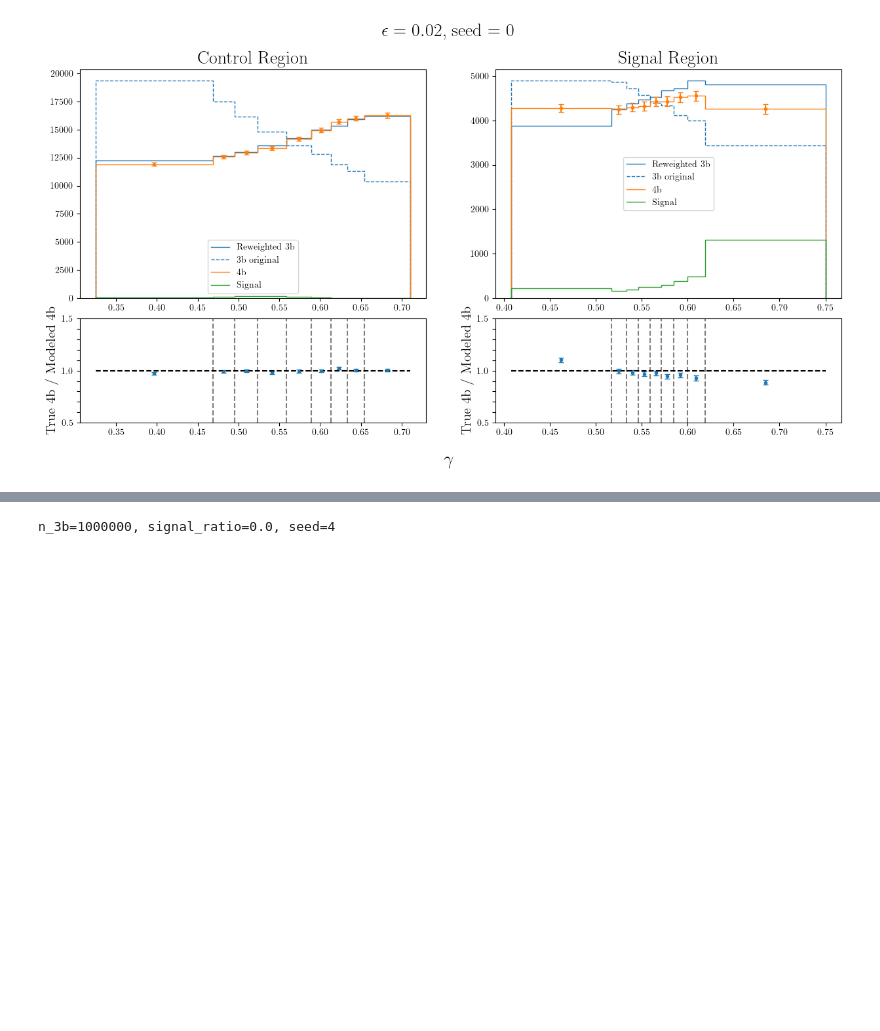
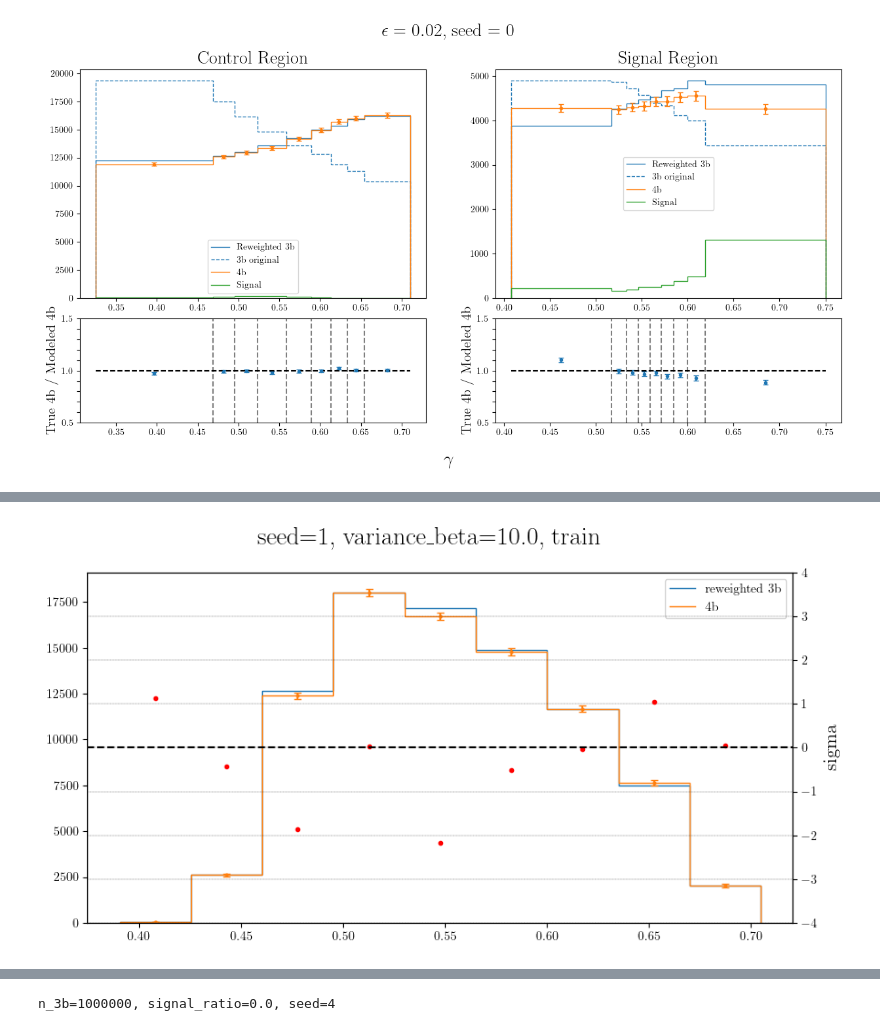
Before and after one commit to soheunyi/SRFinder, a Jupyter notebook: soheun/notebooks/CR_fvt_debugging.ipynb, the cells around one changed output, grey strips where cells are left out. Cells and saved outputs as stored; diff of their text form; code cells hidden in the pictures; blank space fills up the shorter version.

```diff
--- a/soheun/notebooks/CR_fvt_debugging.ipynb
+++ b/soheun/notebooks/CR_fvt_debugging.ipynb
@@ -789,0 +724,79 @@ Deleting existing tmp checkpoint: data/tmp/checkpoints/beta=0.1_best.ckpt
+# %%
+import time
+
+n_3b = 100_0000
+device = torch.device("cuda")
+experiment_name = "counting_test_v2"
+signal_filename = "HH4b_picoAOD.h5"
+ratio_4b = 0.5
+cal_bins = 10
+seeds = [1]
+
+hparam_filter = {
+    "experiment_name": lambda x: x in [experiment_name],
+    "n_3b": n_3b,
+    "seed": lambda x: x in seeds,
+    "signal_ratio": 0.0
+}
+hashes = TSTInfo.find(hparam_filter, sort_by=["seed", "signal_ratio"])
+
+for tstinfo_hash in hashes:
+    tstinfo = TSTInfo.load(tstinfo_hash)
+    seed = tstinfo.hparams["seed"]
+    print(f"n_3b={tstinfo.hparams['n_3b']}, signal_ratio={tstinfo.hparams['signal_ratio']}, seed={tstinfo.hparams['seed']}")
+    CR_fvt_tinfo_hash = tstinfo.CR_fvt_tinfo_hash
+    CR_fvt_tinfo = TrainingInfoV2.load(CR_fvt_tinfo_hash)
+
+    train_scdinfo, val_scdinfo = CR_fvt_tinfo.fetch_train_val_scdinfo()
+    events_train = events_from_scdinfo(train_scdinfo, features, signal_filename)
+    events_val = events_from_scdinfo(val_scdinfo, features, signal_filename)
+    events_tst = events_from_scdinfo(tstinfo.scdinfo_tst, features, signal_filename)
+
+    # batch_size = CR_fvt_tinfo.hparams["batch_size"] # double the batch size to fit the kernel matrix
+    batch_size = 2 ** 9
+    SR_stat = tstinfo.SR_stats
+    SR_cut = tstinfo.SR_cut
+    CR_cut = tstinfo.CR_cut
+    in_CR = (SR_stat >= CR_cut) & (SR_stat < SR_cut)
+    events_tst_CR = events_tst[in_CR]
+
+    events_train.fit_batch_size(batch_size)
+    events_val.fit_batch_size(batch_size)
+
+    events_train.shuffle(seed=seed)
+    events_val.shuffle(seed=seed)
+    events_tst_CR.shuffle(seed=seed)
+
+    # get timestamp
+
+    timestamp = int(time.time())
+
+    for variance_beta, calibration_h in [(10.0, 0.5)]:
+        CR_model_new = FvTClassifier(
+            num_classes=2,
+            dim_input_jet_features=4,
+            dim_dijet_features=CR_fvt_tinfo.hparams["dim_dijet_features"],
+            dim_quadjet_features=CR_fvt_tinfo.hparams["dim_quadjet_features"],
+            run_name=f"variance_beta={variance_beta}_seed={seed}",
+            device=device,
+            lr=0.001,
+            variance_beta=variance_beta,
+            calibration_h=calibration_h
+        )
+        CR_model_new.fit(
+            events_train.to_tensor_dataset(),
+            events_val.to_tensor_dataset(),
+            batch_size=batch_size,
+            max_epochs=30,
+            train_seed=seed,
+            save_checkpoint=False,
+        )
+
+        CR_model_new.load_tmp_checkpoint()
+        plot_rewighted_samples_by_model(CR_model_new, events_train, bins=cal_bins, figsize=(10, 5),
+                                        title=f"seed={seed}, variance_beta={variance_beta}, train", ratio_4b=ratio_4b)
+        plot_rewighted_samples_by_model(CR_model_new, events_val, bins=cal_bins, figsize=(10, 5),
+                                        title=f"seed={seed}, variance_beta={variance_beta}, val", ratio_4b=ratio_4b)
+        plot_rewighted_samples_by_model(CR_model_new, events_tst_CR, bins=cal_bins, figsize=(10, 5),
+                                        title=f"seed={seed}, variance_beta={variance_beta}, test", ratio_4b=ratio_4b)
+# %% [output]
@@ -789,0 +823 @@ Deleting existing tmp checkpoint: data/tmp/checkpoints/beta=0.1_best.ckpt
+[figure, added]
```
Also changed, not shown: parts of 8 cells of this notebook, 1 other file.
